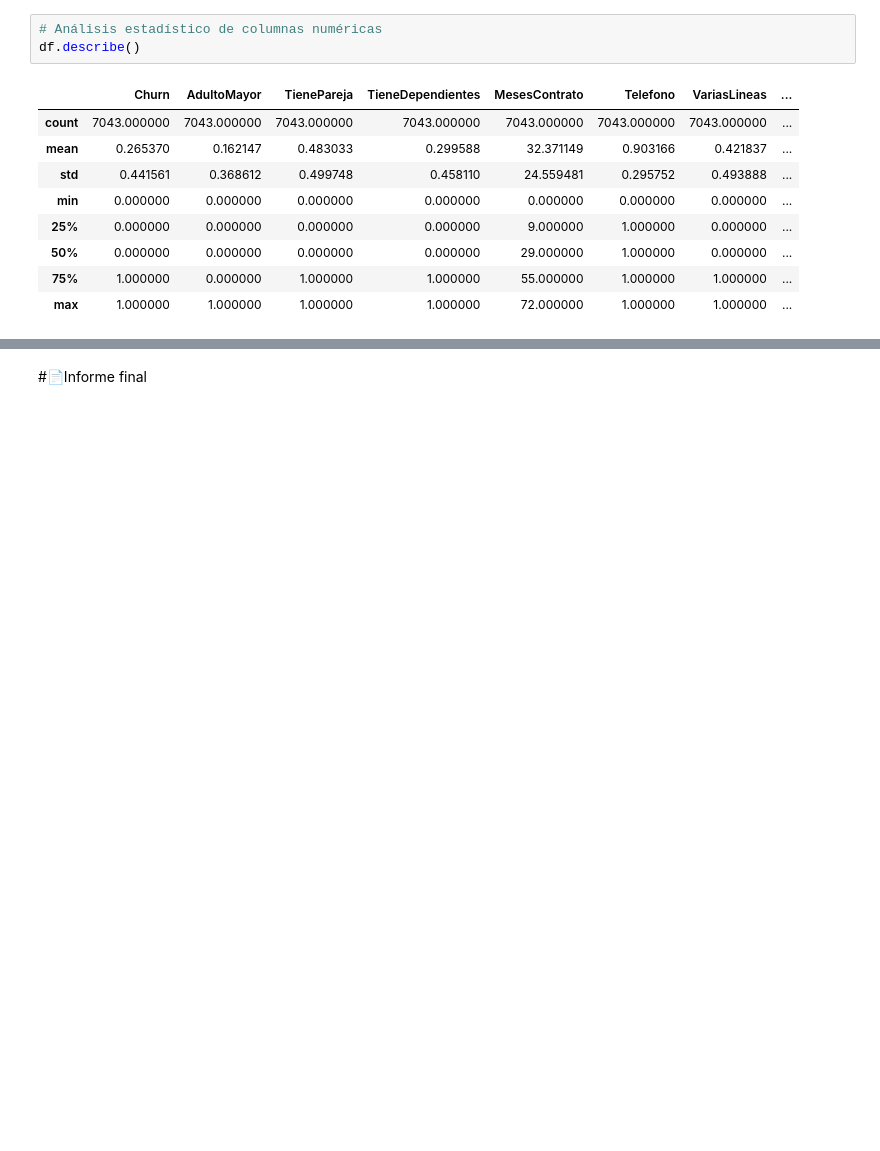
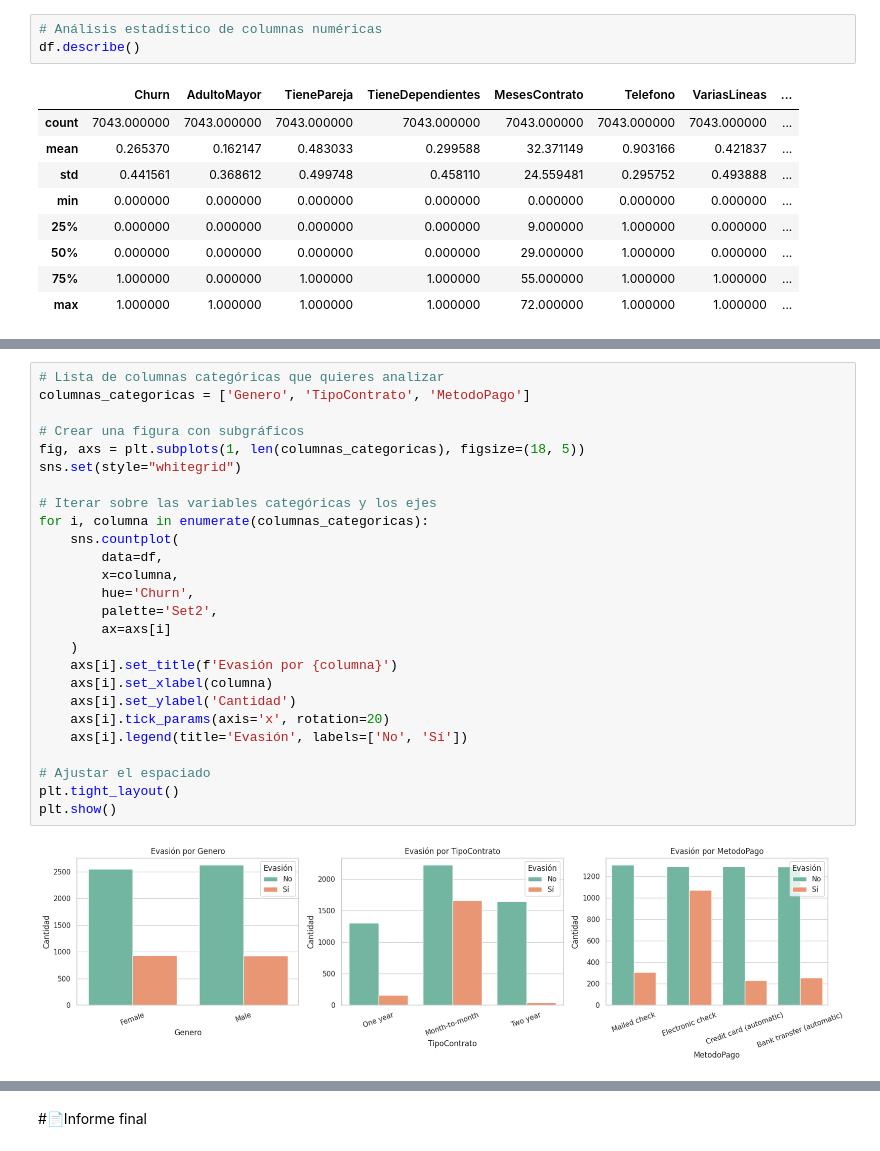
Before and after one commit to smringdesigns/Challenge_2_TelecomX, a Jupyter notebook: TelecomX_LATAM.ipynb, the cells around one changed output, grey strips where cells are left out. Cells and saved outputs as stored; diff of their text form; blank space fills up the shorter version.

```diff
--- a/TelecomX_LATAM.ipynb
+++ b/TelecomX_LATAM.ipynb
@@ -419,0 +451,28 @@ df.describe()
+# %%
+# Lista de columnas categóricas que quieres analizar
+columnas_categoricas = ['Genero', 'TipoContrato', 'MetodoPago']
+
+# Crear una figura con subgráficos
+fig, axs = plt.subplots(1, len(columnas_categoricas), figsize=(18, 5))
+sns.set(style="whitegrid")
+
+# Iterar sobre las variables categóricas y los ejes
+for i, columna in enumerate(columnas_categoricas):
+    sns.countplot(
+        data=df,
+        x=columna,
+        hue='Churn',
+        palette='Set2',
+        ax=axs[i]
+    )
+    axs[i].set_title(f'Evasión por {columna}')
+    axs[i].set_xlabel(columna)
+    axs[i].set_ylabel('Cantidad')
+    axs[i].tick_params(axis='x', rotation=20)
+    axs[i].legend(title='Evasión', labels=['No', 'Sí'])
+
+# Ajustar el espaciado
+plt.tight_layout()
+plt.show()
+# %% [output]
+[figure, added]
```
Also changed, not shown: parts of 6 cells of this notebook.
